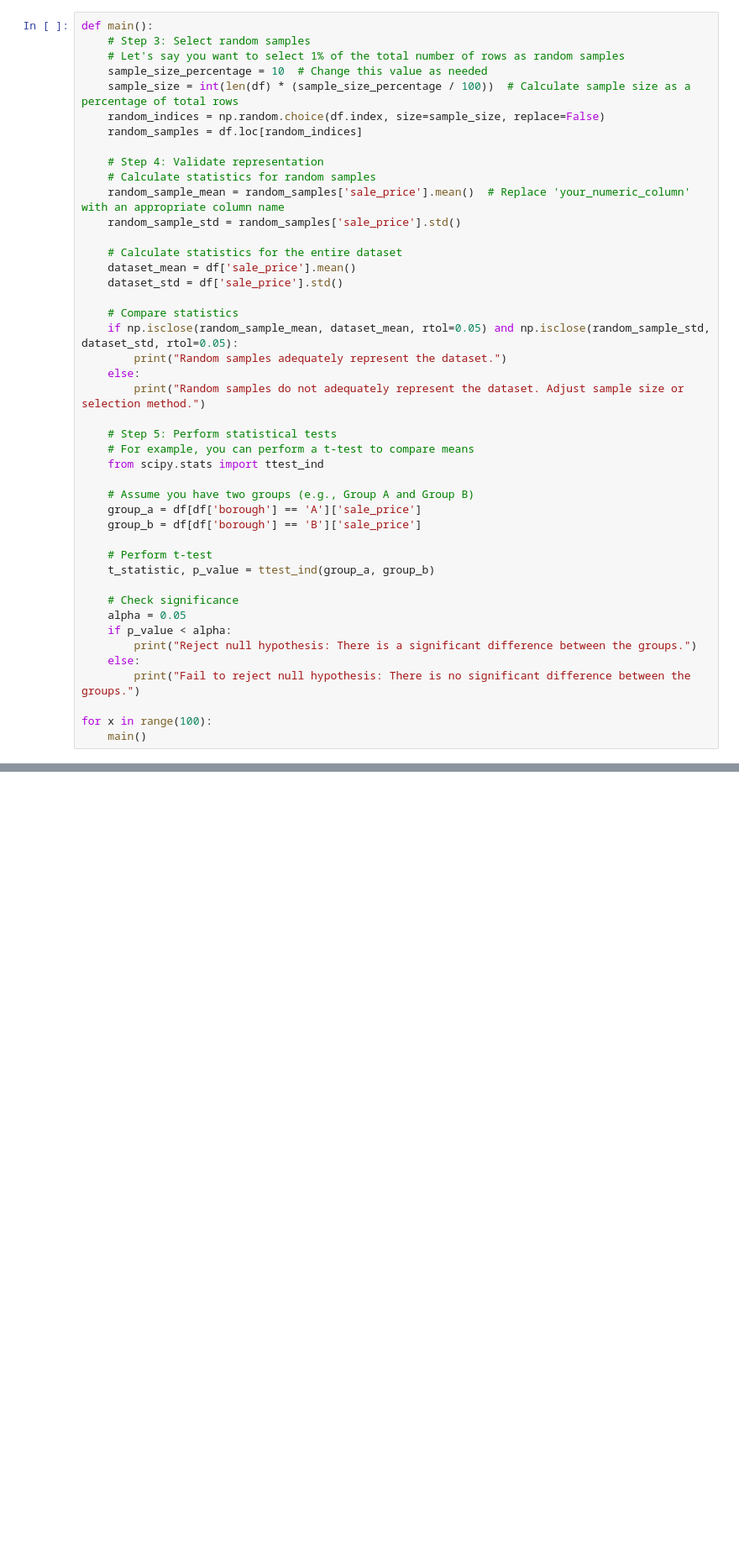
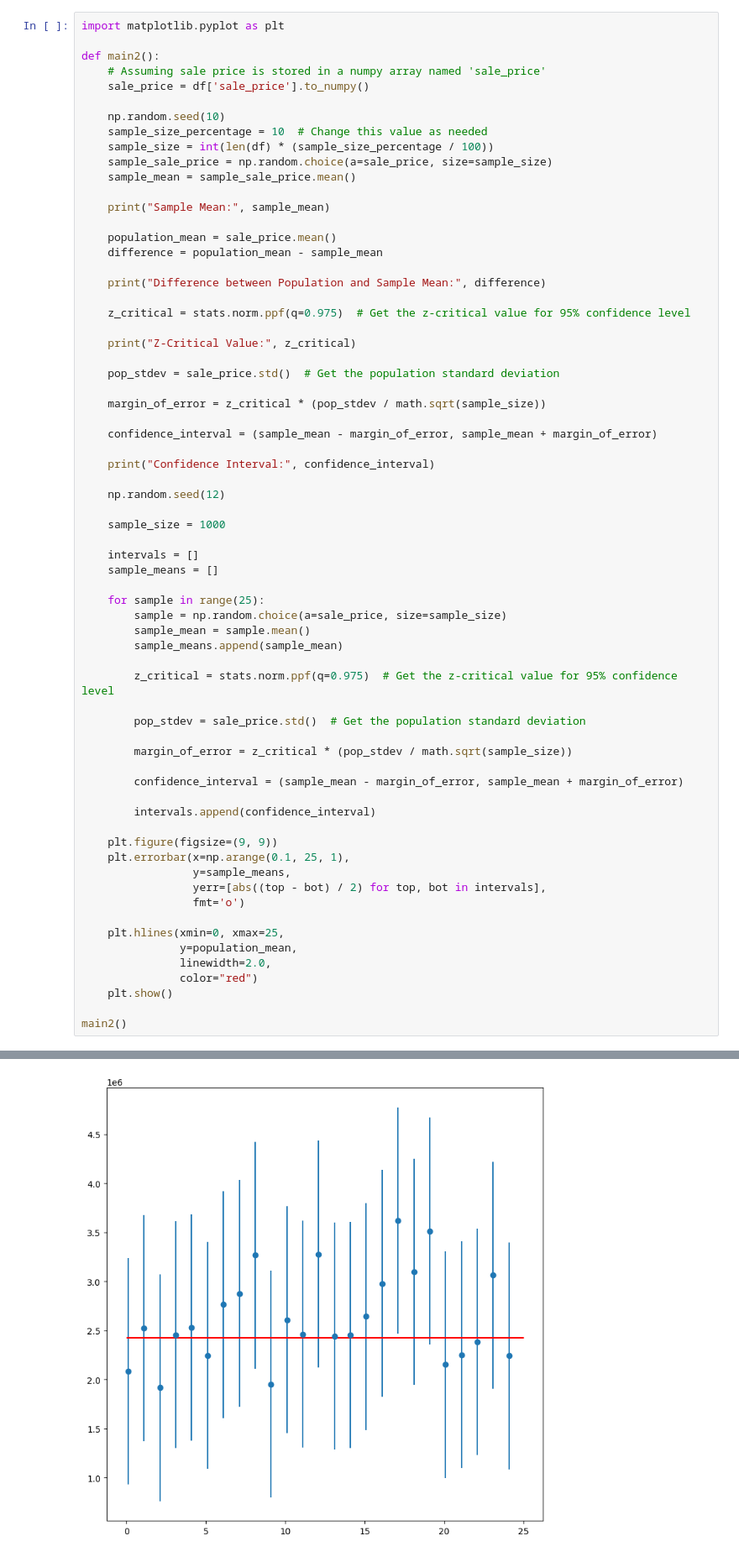
Before and after one commit to markus-bcit/term4, a Jupyter notebook: ACIT-4880-Introduction-to-Data-Analytics/project2/project.ipynb, the cells around one changed output, grey strips where cells are left out. Shown at 84% size. Drawn from its saved outputs; the diff is of its cells as text; blank space fills up the shorter version.

```diff
--- a/ACIT-4880-Introduction-to-Data-Analytics/project2/project.ipynb
+++ b/ACIT-4880-Introduction-to-Data-Analytics/project2/project.ipynb
@@ -6,45 +12,68 @@ df = pd.read_csv('NYC_property_sales.csv')
 # %%
-def main():
-    # Step 3: Select random samples
-    # Let's say you want to select 1% of the total number of rows as random samples
+import matplotlib.pyplot as plt
+
+def main2():
+    # Assuming sale price is stored in a numpy array named 'sale_price'
+    sale_price = df['sale_price'].to_numpy()
+
+    np.random.seed(10)
     sample_size_percentage = 10  # Change this value as needed
-    sample_size = int(len(df) * (sample_size_percentage / 100))  # Calculate sample size as a percentage of total rows
-    random_indices = np.random.choice(df.index, size=sample_size, replace=False)
-    random_samples = df.loc[random_indices]
+    sample_size = int(len(df) * (sample_size_percentage / 100))
+    sample_sale_price = np.random.choice(a=sale_price, size=sample_size)
+    sample_mean = sample_sale_price.mean()
 
-    # Step 4: Validate representation
-    # Calculate statistics for random samples
-    random_sample_mean = random_samples['sale_price'].mean()  # Replace 'your_numeric_column' with an appropriate column name
-    random_sample_std = random_samples['sale_price'].std()
+    print("Sample Mean:", sample_mean)
 
-    # Calculate statistics for the entire dataset
-    dataset_mean = df['sale_price'].mean()
-    dataset_std = df['sale_price'].std()
+    population_mean = sale_price.mean()
+    difference = population_mean - sample_mean
 
-    # Compare statistics
-    if np.isclose(random_sample_mean, dataset_mean, rtol=0.05) and np.isclose(random_sample_std, dataset_std, rtol=0.05):
-        print("Random samples adequately represent the dataset.")
-    else:
-        print("Random samples do not adequately represent the dataset. Adjust sample size or selection method.")
+    print("Difference between Population and Sample Mean:", difference)
 
-    # Step 5: Perform statistical tests
-    # For example, you can perform a t-test to compare means
-    from scipy.stats import ttest_ind
+    z_critical = stats.norm.ppf(q=0.975)  # Get the z-critical value for 95% confidence level
 
-    # Assume you have two groups (e.g., Group A and Group B)
-    group_a = df[df['borough'] == 'A']['sale_price']
-    group_b = df[df['borough'] == 'B']['sale_price']
+    print("Z-Critical Value:", z_critical)
 
-    # Perform t-test
-    t_statistic, p_value = ttest_ind(group_a, group_b)
+    pop_stdev = sale_price.std()  # Get the population standard deviation
 
-    # Check significance
-    alpha = 0.05
-    if p_value < alpha:
-        print("Reject null hypothesis: There is a significant difference between the groups.")
-    else:
-        print("Fail to reject null hypothesis: There is no significant difference between the groups.")
+    margin_of_error = z_critical * (pop_stdev / math.sqrt(sample_size))
 
-for x in range(100):
-    main()
+    confidence_interval = (sample_mean - margin_of_error, sample_mean + margin_of_error)
+
+    print("Confidence Interval:", confidence_interval)
+
+    np.random.seed(12)
+
+    sample_size = 1000
+
+    intervals = []
+    sample_means = []
+
+    for sample in range(25):
+        sample = np.random.choice(a=sale_price, size=sample_size)
+        sample_mean = sample.mean()
+        sample_means.append(sample_mean)
+
+        z_critical = stats.norm.ppf(q=0.975)  # Get the z-critical value for 95% confidence level
+
+        pop_stdev = sale_price.std()  # Get the population standard deviation
+
+        margin_of_error = z_critical * (pop_stdev / math.sqrt(sample_size))
+
+        confidence_interval = (sample_mean - margin_of_error, sample_mean + margin_of_error)
+
+        intervals.append(confidence_interval)
+
+    plt.figure(figsize=(9, 9))
+    plt.errorbar(x=np.arange(0.1, 25, 1),
+                 y=sample_means,
+                 yerr=[abs((top - bot) / 2) for top, bot in intervals],
+                 fmt='o')
+
+    plt.hlines(xmin=0, xmax=25,
+               y=population_mean,
+               linewidth=2.0,
+               color="red")
+    plt.show()
+
+main2()
 # %% [output]
@@ -67,0 +84 @@ Fail to reject null hypothesis: There is no significant difference between the g
+[figure, added]
```
Also changed, not shown: parts of 4 cells of this notebook, 15 other files.
